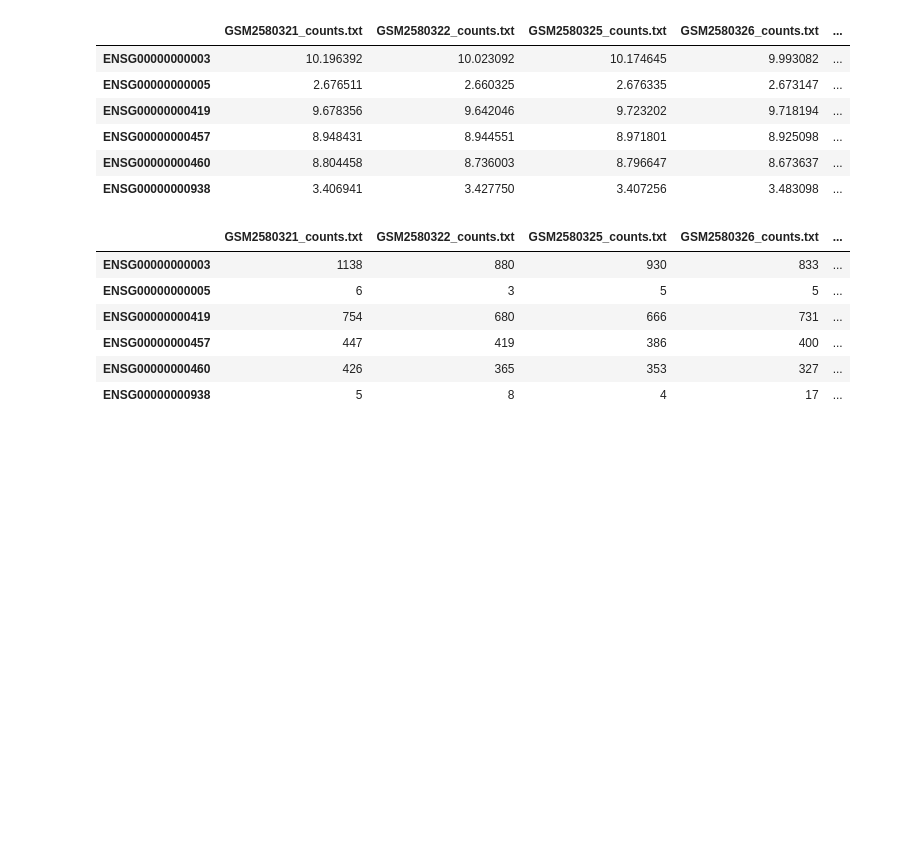
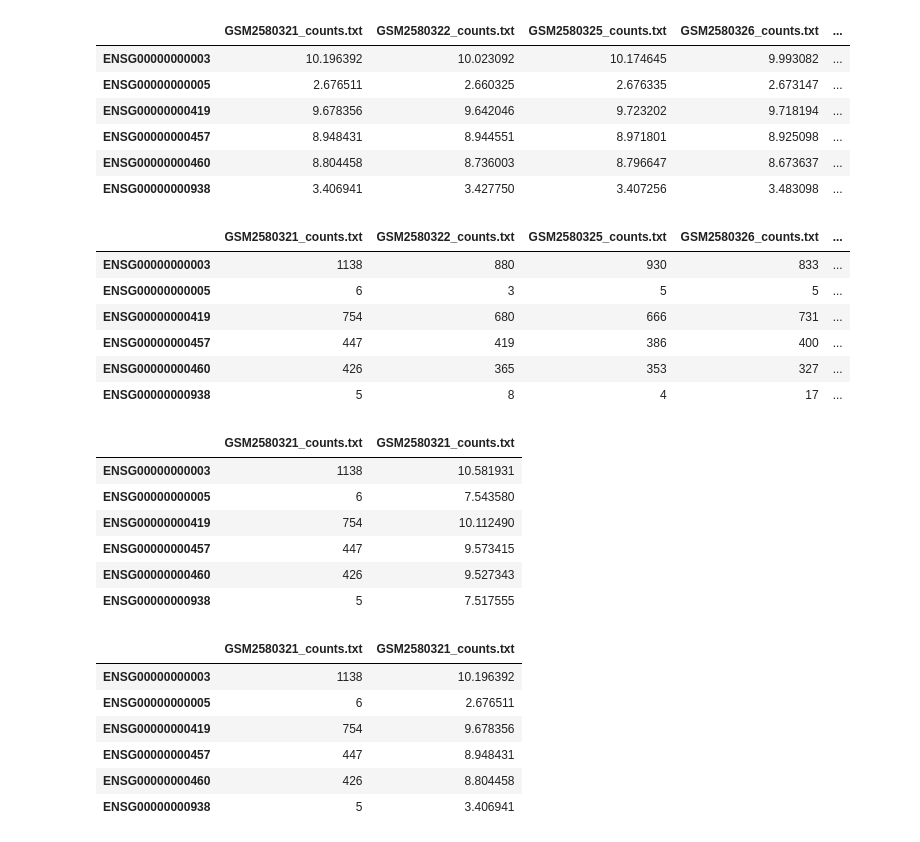
Before and after one commit to turoger/Applied-Bioinformatics-HW, a Jupyter notebook: Unit2-RNAseq/3.5_DESeq2_expression_analysis.ipynb, the cells around one changed output. Cells and saved outputs as stored; diff of their text form; code cells hidden in the pictures; blank space fills up the shorter version.

```diff
--- a/Unit2-RNAseq/3.5_DESeq2_expression_analysis.ipynb
+++ b/Unit2-RNAseq/3.5_DESeq2_expression_analysis.ipynb
@@ -202,0 +201,27 @@ library(ggplot2)
+# %%
+vsd.col <- vsd[1:6,c(1)]
+rld.col <- rld[1:6,c(1)]
+dds.col <- dds1[1:6,c(1)]
+#to check if tables are subsetted properly
+#assay(vsd.col);assay(rld.col);assay(dds.col)
+
+ddsxvsd <- cbind(assay(dds.col), assay(vsd.col))
+ddsxrld <- cbind(assay(dds.col), assay(rld.col))
+
+ddsxvsd
+ddsxrld
+# %% [output]
+|  | GSM2580321_counts.txt | GSM2580321_counts.txt |
+| ENSG00000000003 | 1138 | 10.581931 |
+| ENSG00000000005 | 6 | 7.543580 |
+| ENSG00000000419 | 754 | 10.112490 |
+| ENSG00000000457 | 447 | 9.573415 |
+| ENSG00000000460 | 426 | 9.527343 |
+| ENSG00000000938 | 5 | 7.517555 |
+|  | GSM2580321_counts.txt | GSM2580321_counts.txt |
+| ENSG00000000003 | 1138 | 10.196392 |
+| ENSG00000000005 | 6 | 2.676511 |
+| ENSG00000000419 | 754 | 9.678356 |
+| ENSG00000000457 | 447 | 8.948431 |
+| ENSG00000000460 | 426 | 8.804458 |
+| ENSG00000000938 | 5 | 3.406941 |
```
Also changed, not shown: parts of 2 cells of this notebook, 3 other files.
